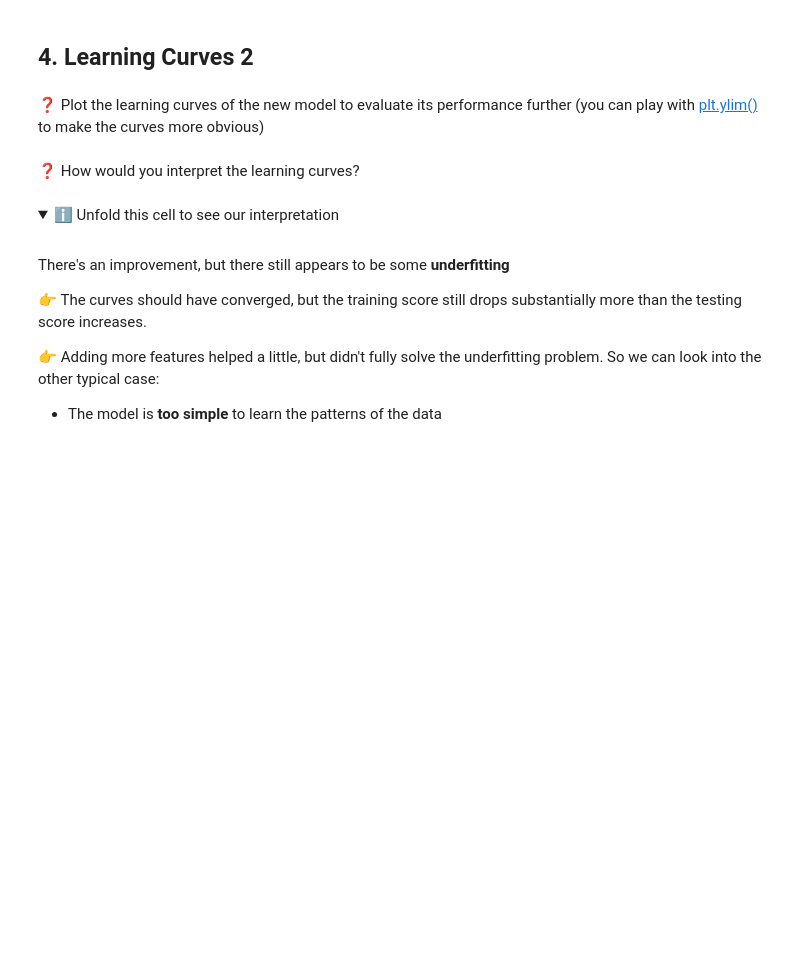
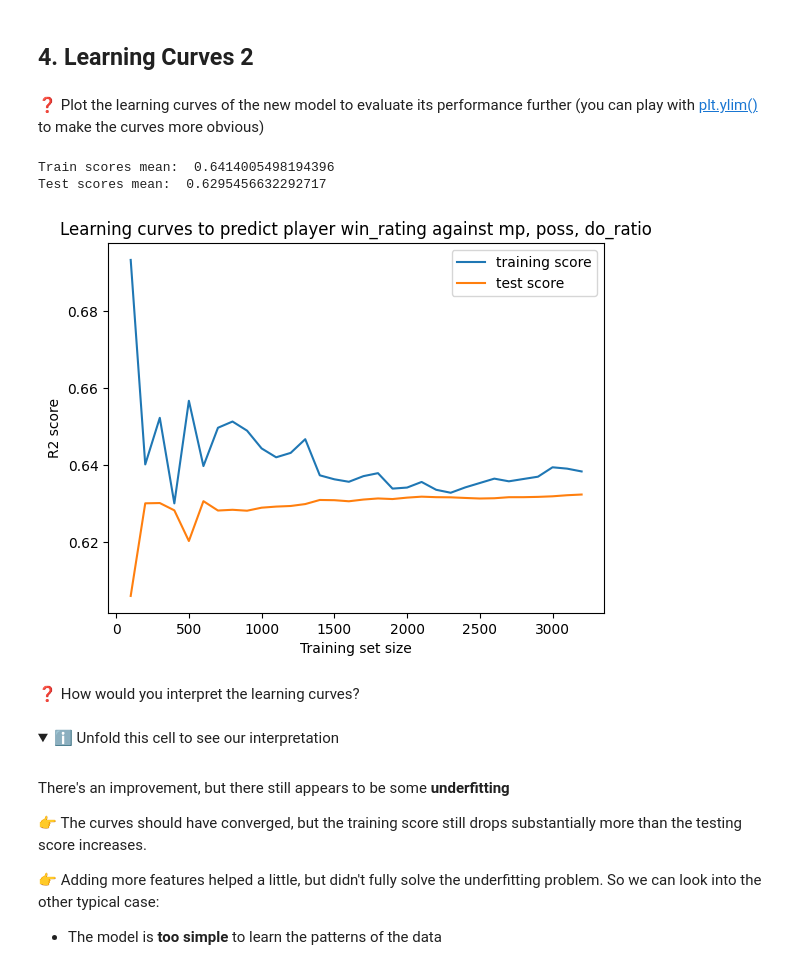
Before and after one commit to tanushrin/data-learning-curves, a Jupyter notebook: Learning_Curves.ipynb, the cells around one changed output. Saved outputs shown, nothing was run; the diff lists cells and outputs as text; code cells hidden in the pictures; folded sections open; blank space fills up the shorter version.

```diff
--- a/Learning_Curves.ipynb
+++ b/Learning_Curves.ipynb
@@ -83,0 +141,13 @@ Save the new cross-validated score under a variable named `score_added_features`
+# %%
+# YOUR CODE HERE
+
+#cross validate a linear regression model to predict player 'win_rating'
+# against 'mp' and 'poss' and 'do_ratio'
+train_sizes, train_scores, test_scores = learning_curve(LinearRegression(),
+                                                        nba[['mp', 'poss', 'do_ratio']],
+                                                        nba['win_rating'],
+                                                        train_sizes=np.linspace(100, 3200, 32).astype(int),
+                                                        cv=5)
+
+score_added_features = test_scores.mean(axis=1)
+print("Score added features: ", score_added_features.mean())
@@ -92,3 +162,19 @@ Save the new cross-validated score under a variable named `score_added_features`
+# %%
+# YOUR CODE HERE
+train_scores_mean1 = train_scores.mean(axis=1)
+print("Train scores mean: ", train_scores_mean1.mean())
+print("Test scores mean: ", score_added_features.mean())
+plt.plot(train_sizes, train_scores_mean1, label='training score')
+plt.plot(train_sizes, score_added_features, label='test score')
+plt.legend()
+plt.ylabel('R2 score')
+plt.xlabel('Training set size')
+plt.title('Learning curves to predict player win_rating against mp, poss, do_ratio')
+plt.show()
+# %% [output]
+Train scores mean:  0.6414005498194396
+Test scores mean:  0.6295456632292717
+[figure, added]
 # %% [markdown]
 ❓ How would you interpret the learning curves?
 # %% [markdown]
```
Also changed, not shown: parts of 23 cells of this notebook.
